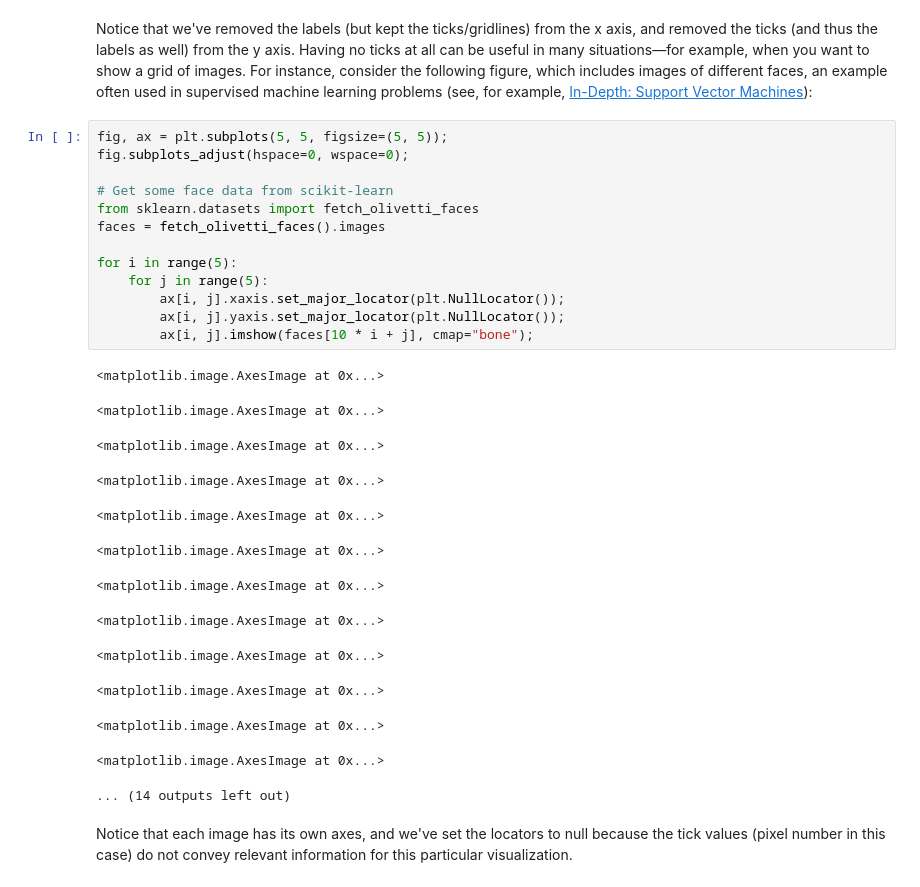
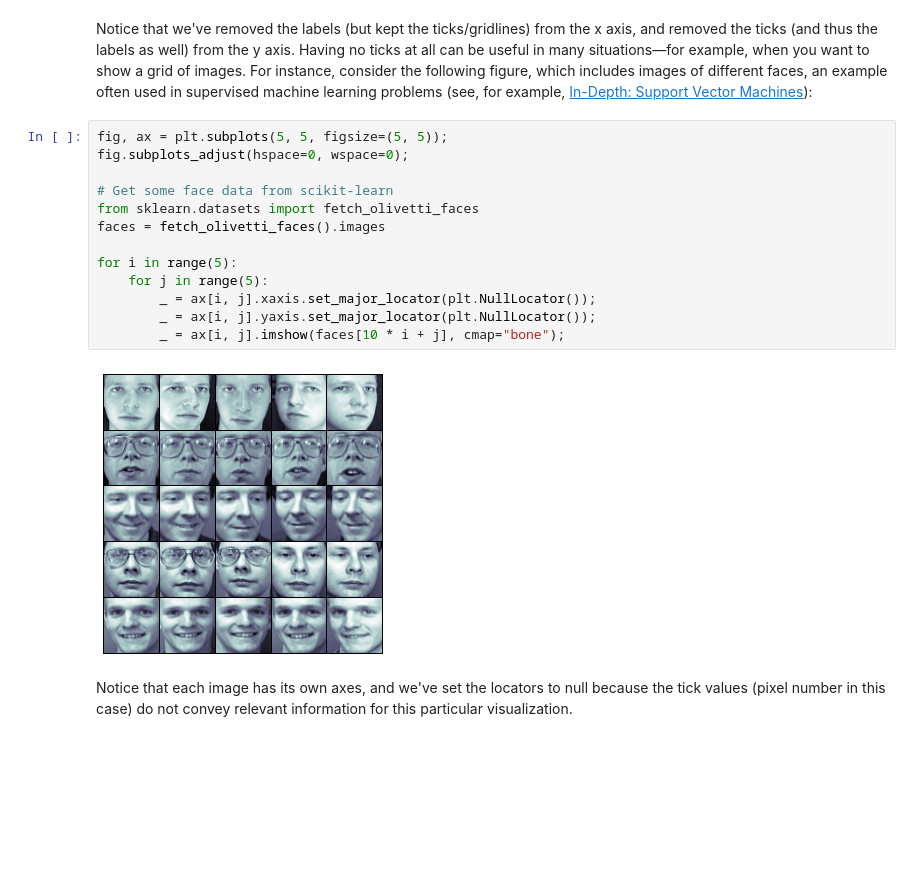
Before and after one commit to Mar111tiN/PythonDataScienceHandbook, a Jupyter notebook: notebooks/04.10-Customizing-Ticks.ipynb, the cells around one changed output. Saved outputs shown, nothing was run; the diff lists cells and outputs as text; blank space fills up the shorter version.

```diff
--- a/notebooks/04.10-Customizing-Ticks.ipynb
+++ b/notebooks/04.10-Customizing-Ticks.ipynb
@@ -74,30 +74,18 @@ For instance, consider the following figure, which includes images of different
 # %%
 fig, ax = plt.subplots(5, 5, figsize=(5, 5));
 fig.subplots_adjust(hspace=0, wspace=0);
 
 # Get some face data from scikit-learn
 from sklearn.datasets import fetch_olivetti_faces
 faces = fetch_olivetti_faces().images
 
 for i in range(5):
     for j in range(5):
-        ax[i, j].xaxis.set_major_locator(plt.NullLocator());
-        ax[i, j].yaxis.set_major_locator(plt.NullLocator());
-        ax[i, j].imshow(faces[10 * i + j], cmap="bone");
+        _ = ax[i, j].xaxis.set_major_locator(plt.NullLocator());
+        _ = ax[i, j].yaxis.set_major_locator(plt.NullLocator());
+        _ = ax[i, j].imshow(faces[10 * i + j], cmap="bone");
 # %% [output]
-<matplotlib.image.AxesImage at 0x...>
-<matplotlib.image.AxesImage at 0x...>
-<matplotlib.image.AxesImage at 0x...>
-<matplotlib.image.AxesImage at 0x...>
-<matplotlib.image.AxesImage at 0x...>
-<matplotlib.image.AxesImage at 0x...>
-<matplotlib.image.AxesImage at 0x...>
-<matplotlib.image.AxesImage at 0x...>
-<matplotlib.image.AxesImage at 0x...>
-<matplotlib.image.AxesImage at 0x...>
-<matplotlib.image.AxesImage at 0x...>
-<matplotlib.image.AxesImage at 0x...>
-... (14 outputs left out)
+[figure, added]
 # %% [markdown]
 Notice that each image has its own axes, and we've set the locators to null because the tick values (pixel number in this case) do not convey relevant information for this particular visualization.
 # %% [markdown]
```
Also changed, not shown: 4 other files.
